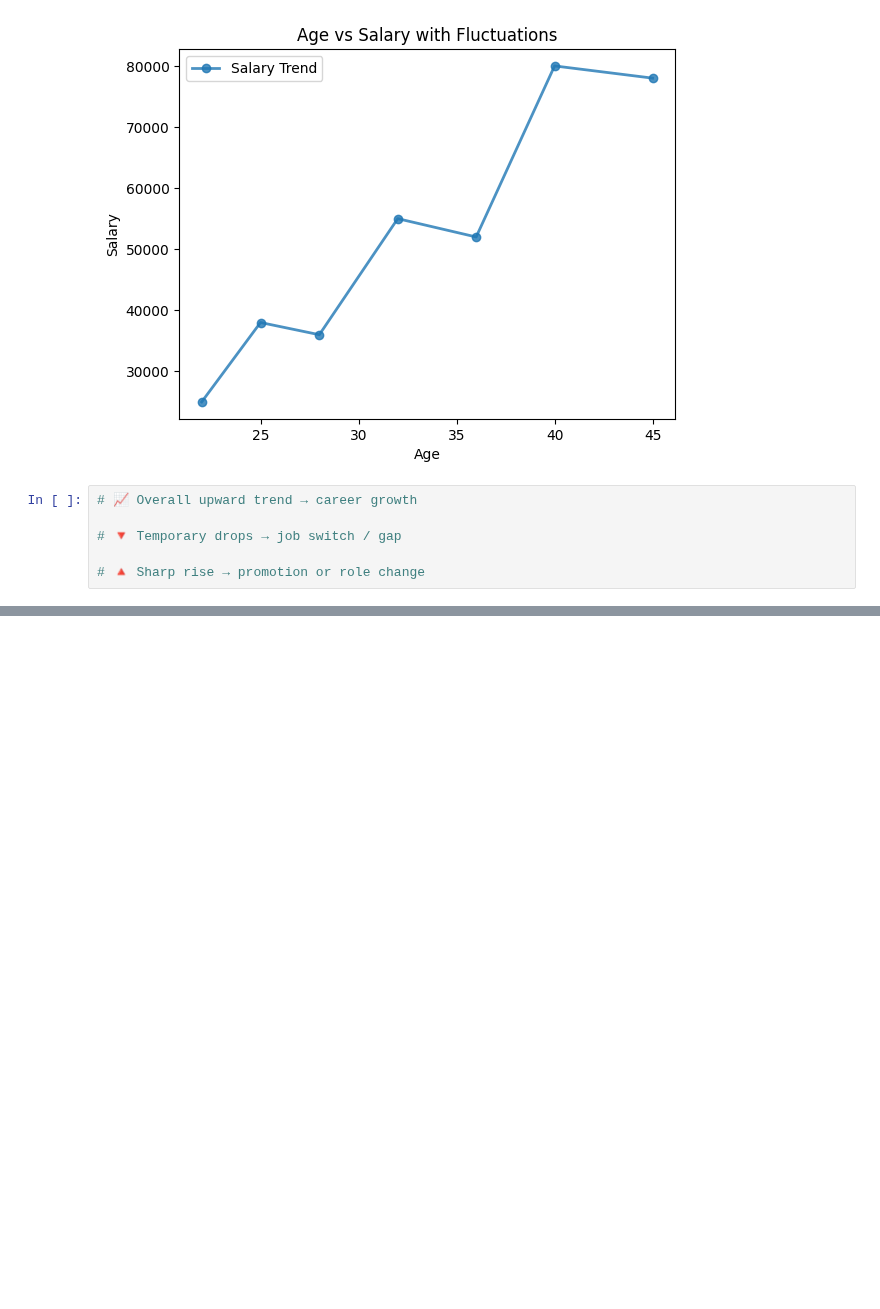
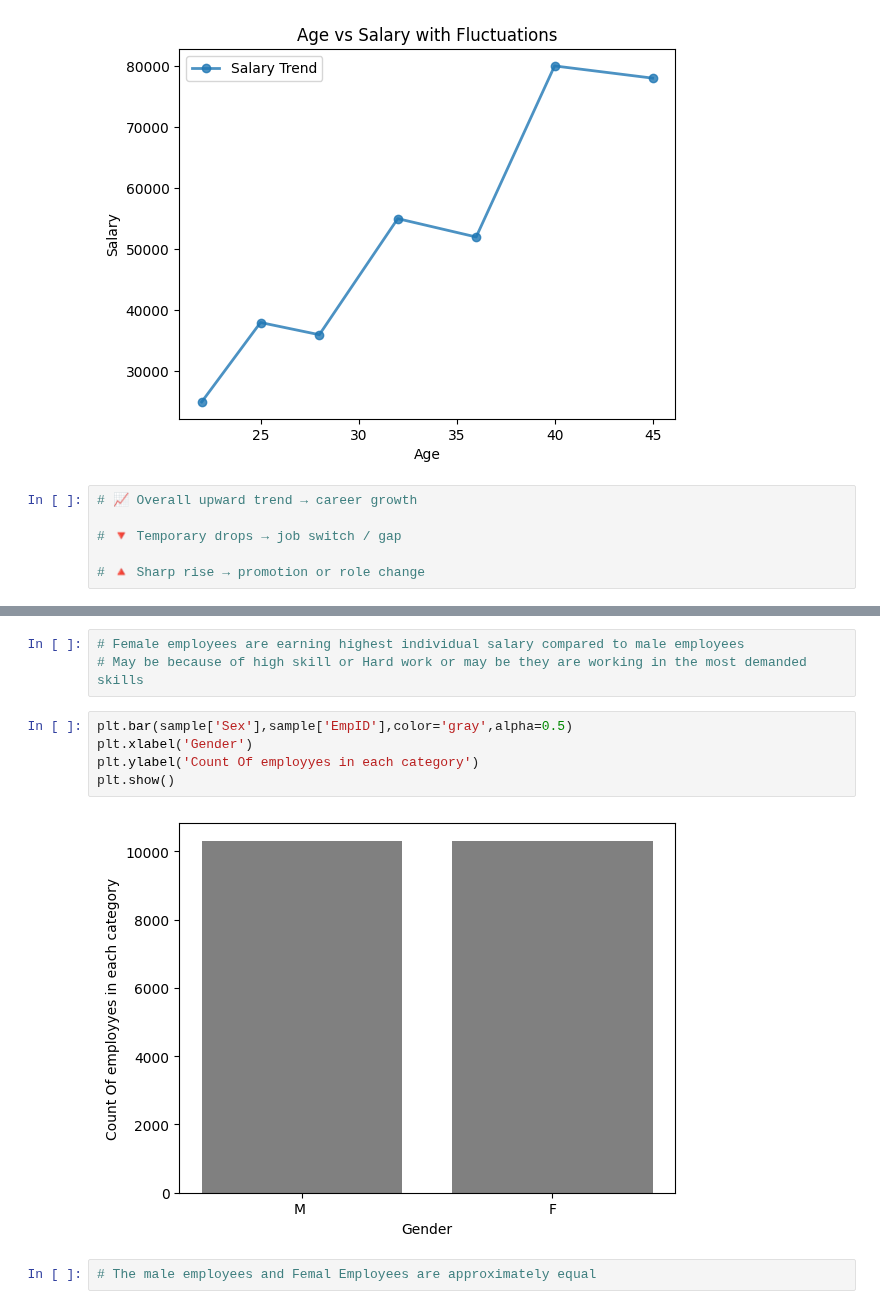
Before and after one commit to Masireddyvamshi/Exploratory_Data_Analysis, a Jupyter notebook: Matplotlib.ipynb, the cells around one changed output, grey strips where cells are left out. Cells and saved outputs as stored; diff of their text form; blank space fills up the shorter version.

```diff
--- a/Matplotlib.ipynb
+++ b/Matplotlib.ipynb
@@ -382,0 +428,12 @@ plt.show()
+# %%
+# Female employees are earning highest individual salary compared to male employees
+# May be because of high skill or Hard work or may be they are working in the most demanded skills
+# %%
+plt.bar(sample['Sex'],sample['EmpID'],color='gray',alpha=0.5)
+plt.xlabel('Gender')
+plt.ylabel('Count Of employyes in each category')
+plt.show()
+# %% [output]
+[figure, added]
+# %%
+# The male employees and Femal Employees are approximately equal
```
Also changed, not shown: parts of 28 cells of this notebook.
